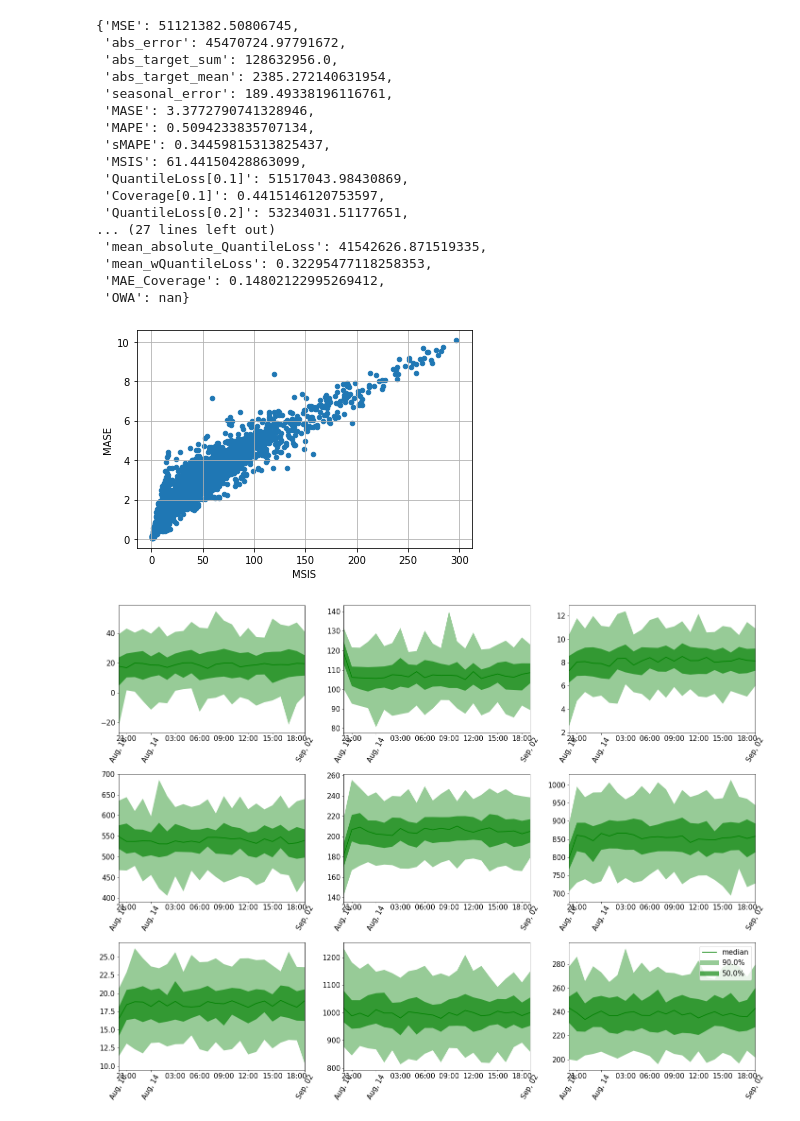
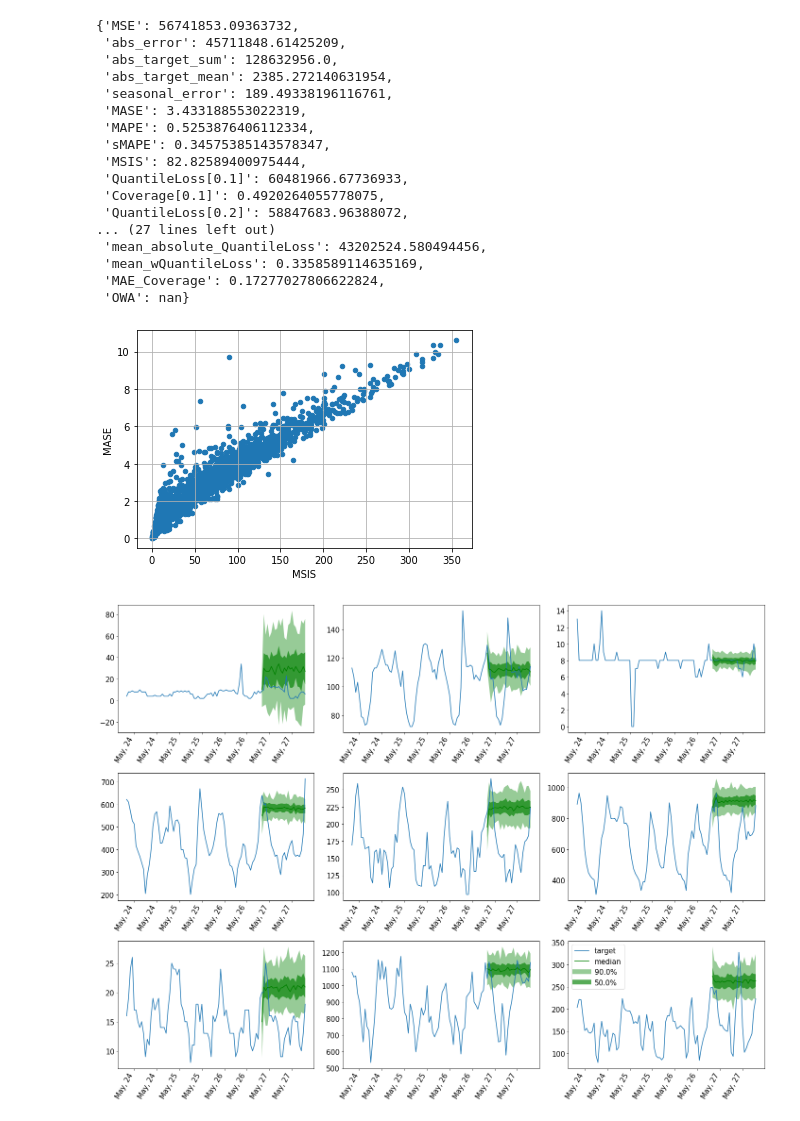
Before and after one commit to kashif/pytorch-transformer-ts, a Jupyter notebook: perceiverar/perceiverar.ipynb, the cells around one changed output. Cells and saved outputs as stored; diff of their text form; code cells hidden in the pictures.

```diff
--- a/perceiverar/perceiverar.ipynb
+++ b/perceiverar/perceiverar.ipynb
@@ -23,7 +23,7 @@ estimator = PerceiverAREstimator(
 
     batch_size=128,
     num_batches_per_epoch=100,
-    trainer_kwargs=dict(max_epochs=20, accelerator='cpu'),
+    trainer_kwargs=dict(max_epochs=25, accelerator='cpu'),
 )
 # %%
 predictor = estimator.train(
@@ -70,44 +77,44 @@ agg_metrics, ts_metrics = evaluator(iter(tss), iter(forecasts), num_series=len(d
 # %%
 agg_metrics
 # %% [output]
-{'MSE': 51121382.50806745,
- 'abs_error': 45470724.97791672,
+{'MSE': 56741853.09363732,
+ 'abs_error': 45711848.61425209,
  'abs_target_sum': 128632956.0,
  'abs_target_mean': 2385.272140631954,
  'seasonal_error': 189.49338196116761,
- 'MASE': 3.3772790741328946,
- 'MAPE': 0.5094233835707134,
- 'sMAPE': 0.34459815313825437,
- 'MSIS': 61.44150428863099,
- 'QuantileLoss[0.1]': 51517043.98430869,
- 'Coverage[0.1]': 0.4415146120753597,
- 'QuantileLoss[0.2]': 53234031.51177651,
+ 'MASE': 3.433188553022319,
+ 'MAPE': 0.5253876406112334,
+ 'sMAPE': 0.34575385143578347,
+ 'MSIS': 82.82589400975444,
+ 'QuantileLoss[0.1]': 60481966.67736933,
+ 'Coverage[0.1]': 0.4920264055778075,
+ 'QuantileLoss[0.2]': 58847683.96388072,
 ... (27 lines left out)
- 'mean_absolute_QuantileLoss': 41542626.871519335,
- 'mean_wQuantileLoss': 0.32295477118258353,
- 'MAE_Coverage': 0.14802122995269412,
+ 'mean_absolute_QuantileLoss': 43202524.580494456,
+ 'mean_wQuantileLoss': 0.3358589114635169,
+ 'MAE_Coverage': 0.17277027806622824,
  'OWA': nan}
 # %%
 ts_metrics.plot(x='MSIS', y='MASE', kind='scatter')
 plt.grid(which="both")
 plt.show()
 # %% [output]
-[figure, old version]
+[figure, new version]
 # %%
 plt.figure(figsize=(20, 15))
 date_formater = mdates.DateFormatter('%b, %d')
 plt.rcParams.update({'font.size': 15})
 
 for idx, (forecast, ts) in islice(enumerate(zip(forecasts, tss)), 9):
     ax = plt.subplot(3, 3, idx+1)
 
-    plt.plot(ts[-4 * dataset.metadata.prediction_length:], label="target", )
+    plt.plot(ts[-4 * dataset.metadata.prediction_length:].to_timestamp(), label="target", )
     forecast.plot( color='g')
     plt.xticks(rotation=60)
     ax.xaxis.set_major_formatter(date_formater)
 
 plt.gcf().tight_layout()
 plt.legend()
 plt.show()
 # %% [output]
-[figure, old version]
+[figure, new version]
```
Also changed, not shown: parts of 1 cell of this notebook, 2 other files.
